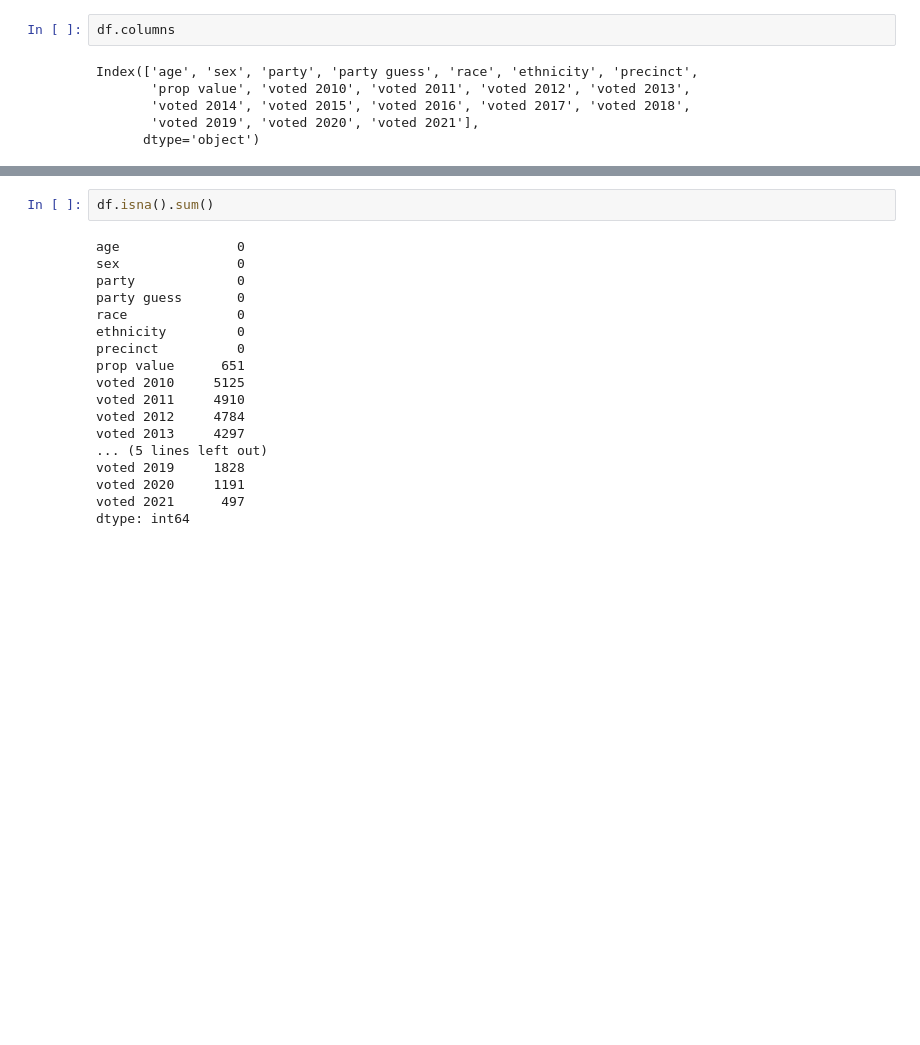
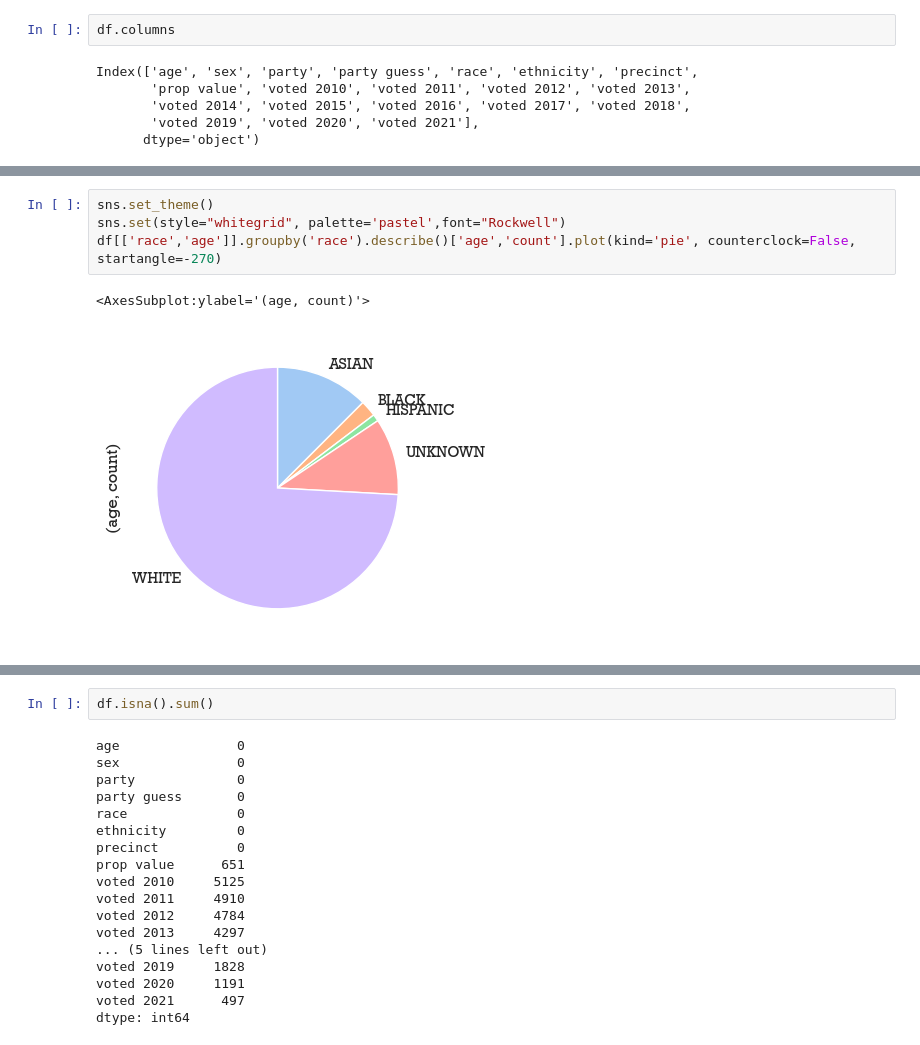
Before and after one commit to lajos/predict-voter-propensity-linear, a Jupyter notebook: a quick look at the data.ipynb, the cells around one changed output, grey strips where cells are left out. Cells and saved outputs as stored; diff of their text form; blank space fills up the shorter version.

Commit message:
improved visualization of data and predictions

```diff
--- a/a quick look at the data.ipynb
+++ b/a quick look at the data.ipynb
@@ -79,3 +79,10 @@ party - type:object values:['A', 'AA', 'CC', 'D', 'GG', 'J', 'K', 'L', 'O', 'Q',
 voted 2021 - type:object values:[False, True]
     False: 8898
     True: 2380
+# %%
+sns.set_theme()
+sns.set(style="whitegrid", palette='pastel',font="Rockwell")
+df[['race','age']].groupby('race').describe()['age','count'].plot(kind='pie', counterclock=False, startangle=-270)
+# %% [output]
+<AxesSubplot:ylabel='(age, count)'>
+[figure, added]
```
Also changed, not shown: parts of 7 cells of this notebook, 1 other file.
